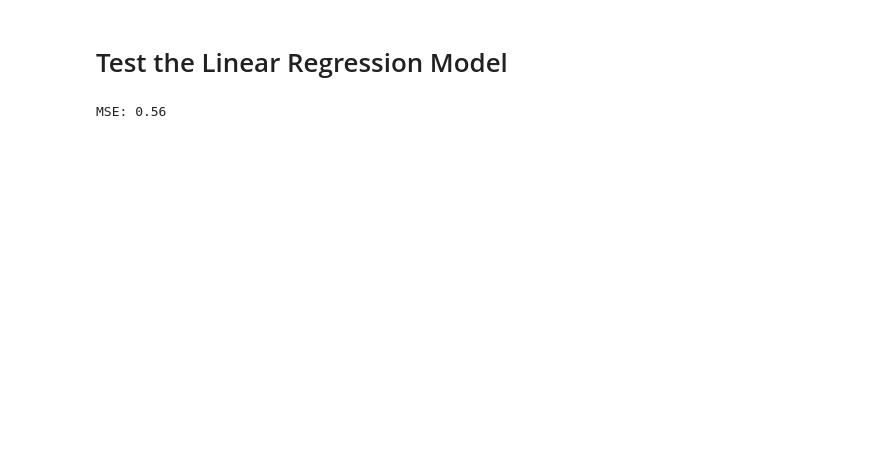
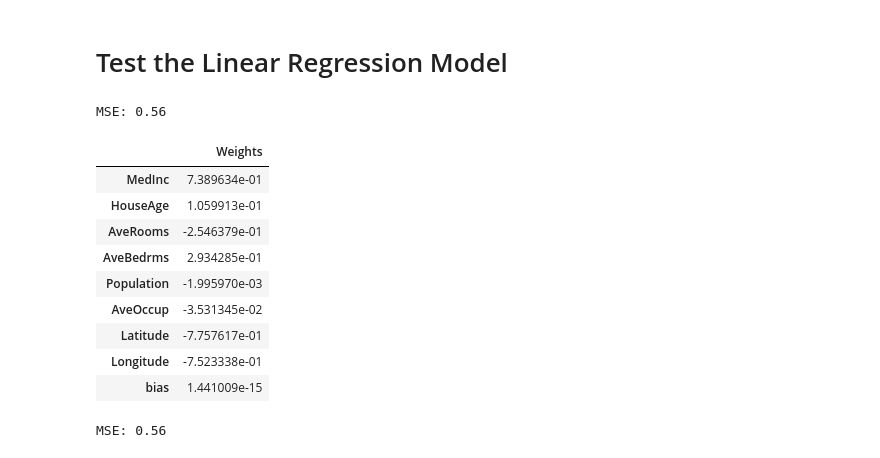
Before and after one commit to prachsk/ML_project, a Jupyter notebook: test.ipynb, the cells around one changed output. Saved outputs shown, nothing was run; the diff lists cells and outputs as text; code cells hidden in the pictures; blank space fills up the shorter version.

```diff
--- a/test.ipynb
+++ b/test.ipynb
@@ -43,0 +45,19 @@ y_pred = reg.predict(X_test)
+# %%
+print(f'MSE: {(np.subtract(y_test, y_pred.flatten())**2).mean():.2f}')
+# %% [output]
+MSE: 0.56
+# %%
+weight = pd.DataFrame(reg.weights, index=cal['feature_names'], columns=['Weights'])
+weight.loc['bias', 'Weights'] = reg.bias
+weight
+# %% [output]
+|  | Weights |
+| MedInc | 7.389634e-01 |
+| HouseAge | 1.059913e-01 |
+| AveRooms | -2.546379e-01 |
+| AveBedrms | 2.934285e-01 |
+| Population | -1.995970e-03 |
+| AveOccup | -3.531345e-02 |
+| Latitude | -7.757617e-01 |
+| Longitude | -7.523338e-01 |
+| bias | 1.441009e-15 |
```
Also changed, not shown: parts of 22 cells of this notebook, 3 other files.
